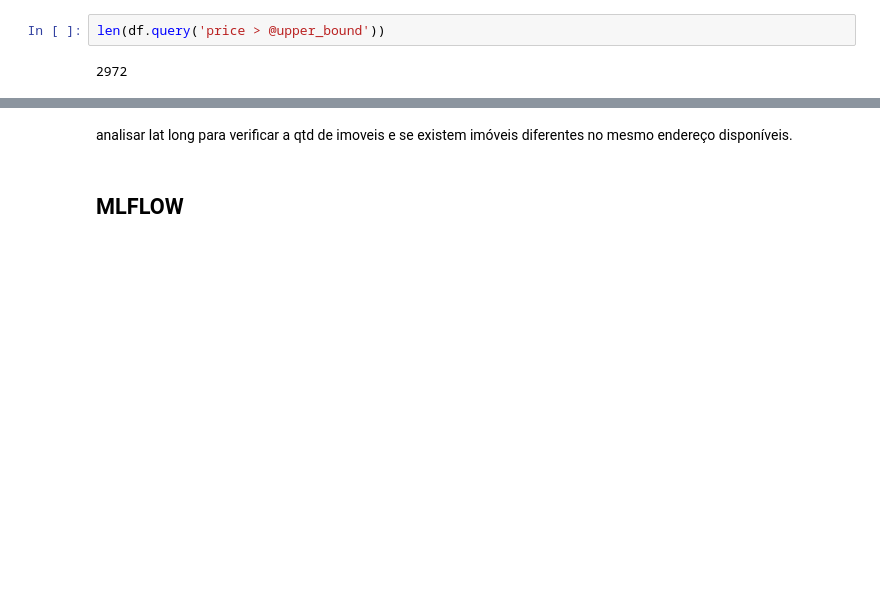
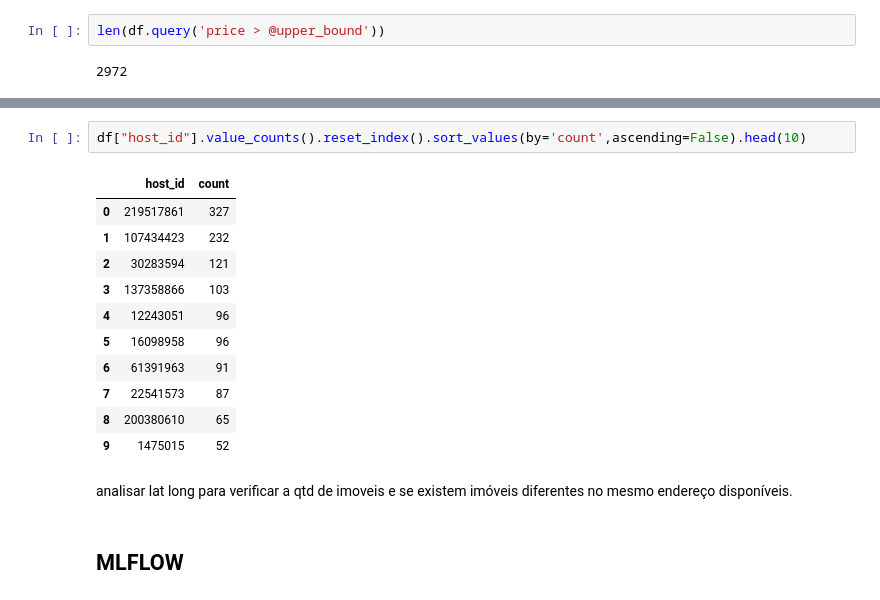
Before and after one commit to AurelioGuilherme/AmbienteDeDesenvolvimento, a Jupyter notebook: Notebooks/data_understanding.ipynb, the cells around one changed output, grey strips where cells are left out. Saved outputs shown, nothing was run; the diff lists cells and outputs as text; blank space fills up the shorter version.

```diff
--- a/Notebooks/data_understanding.ipynb
+++ b/Notebooks/data_understanding.ipynb
@@ -242,3 +256,17 @@ AttributeError: 'Series' object has no attribute '__name__'
+# %%
+df["host_id"].value_counts().reset_index().sort_values(by='count',ascending=False).head(10)
+# %% [output]
+|  | host_id | count |
+| 0 | 219517861 | 327 |
+| 1 | 107434423 | 232 |
+| 2 | 30283594 | 121 |
+| 3 | 137358866 | 103 |
+| 4 | 12243051 | 96 |
+| 5 | 16098958 | 96 |
+| 6 | 61391963 | 91 |
+| 7 | 22541573 | 87 |
+| 8 | 200380610 | 65 |
+| 9 | 1475015 | 52 |
 # %% [markdown]
 analisar lat long para verificar a qtd de imoveis e se existem imóveis diferentes no mesmo endereço disponíveis.
 # %% [markdown]
```
Also changed, not shown: parts of 3 cells of this notebook, 2 other files.
